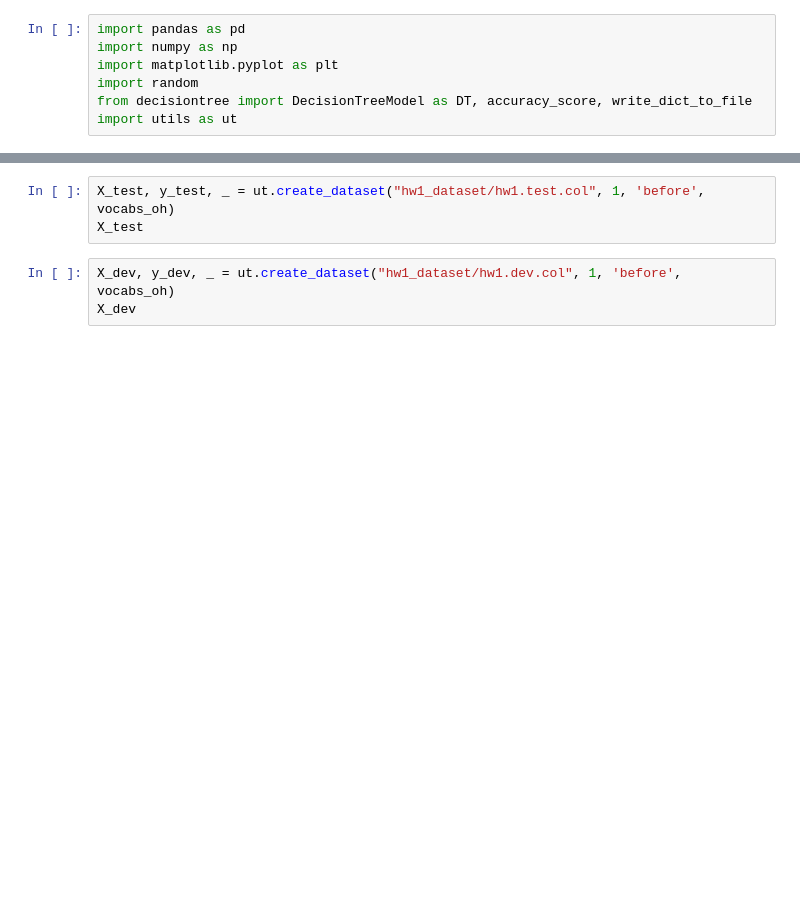
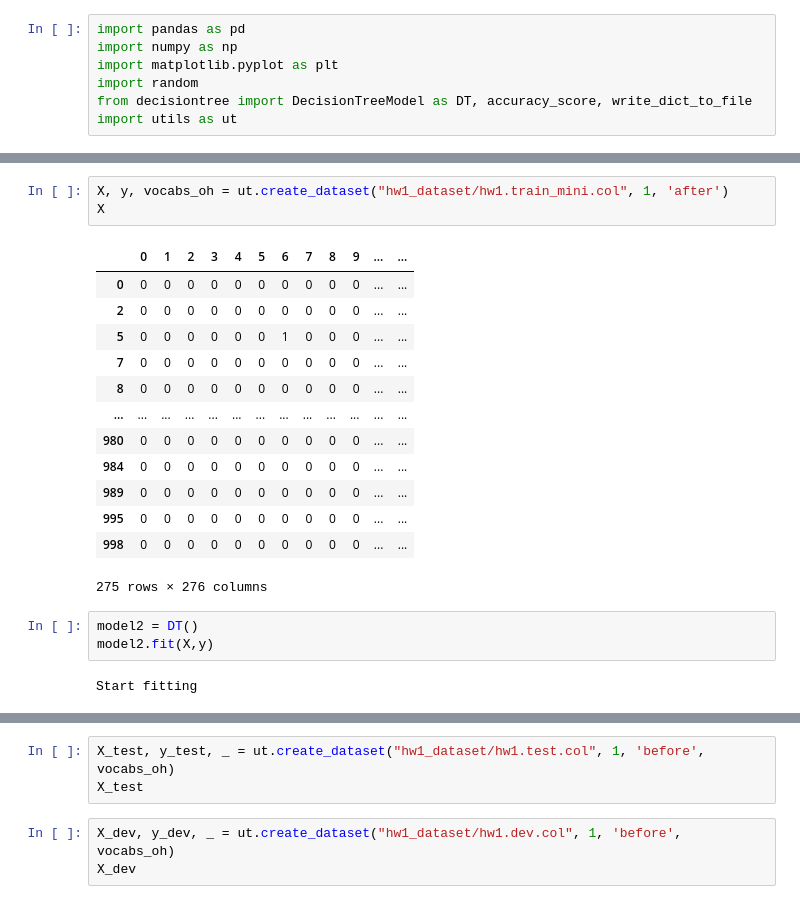
Before and after one commit to happykygo/NLP-DT-WordPredict, a Jupyter notebook: 1previousWord.ipynb, the cells around one changed output, grey strips where cells are left out. Saved outputs shown, nothing was run; the diff lists cells and outputs as text; blank space fills up the shorter version.

```diff
--- a/1previousWord.ipynb
+++ b/1previousWord.ipynb
@@ -21,0 +61,22 @@ acc
+# %%
+X, y, vocabs_oh = ut.create_dataset("hw1_dataset/hw1.train_mini.col", 1, 'after')
+X
+# %% [output]
+|  | 0 | 1 | 2 | 3 | 4 | 5 | 6 | 7 | 8 | 9 | ... | ... |
+| 0 | 0 | 0 | 0 | 0 | 0 | 0 | 0 | 0 | 0 | 0 | ... | ... |
+| 2 | 0 | 0 | 0 | 0 | 0 | 0 | 0 | 0 | 0 | 0 | ... | ... |
+| 5 | 0 | 0 | 0 | 0 | 0 | 0 | 1 | 0 | 0 | 0 | ... | ... |
+| 7 | 0 | 0 | 0 | 0 | 0 | 0 | 0 | 0 | 0 | 0 | ... | ... |
+| 8 | 0 | 0 | 0 | 0 | 0 | 0 | 0 | 0 | 0 | 0 | ... | ... |
+| ... | ... | ... | ... | ... | ... | ... | ... | ... | ... | ... | ... | ... |
+| 980 | 0 | 0 | 0 | 0 | 0 | 0 | 0 | 0 | 0 | 0 | ... | ... |
+| 984 | 0 | 0 | 0 | 0 | 0 | 0 | 0 | 0 | 0 | 0 | ... | ... |
+| 989 | 0 | 0 | 0 | 0 | 0 | 0 | 0 | 0 | 0 | 0 | ... | ... |
+| 995 | 0 | 0 | 0 | 0 | 0 | 0 | 0 | 0 | 0 | 0 | ... | ... |
+| 998 | 0 | 0 | 0 | 0 | 0 | 0 | 0 | 0 | 0 | 0 | ... | ... |
+275 rows × 276 columns
+# %%
+model2 = DT()
+model2.fit(X,y)
+# %% [output]
+Start fitting
```
Also changed, not shown: parts of 27 cells of this notebook, 2 other files.
